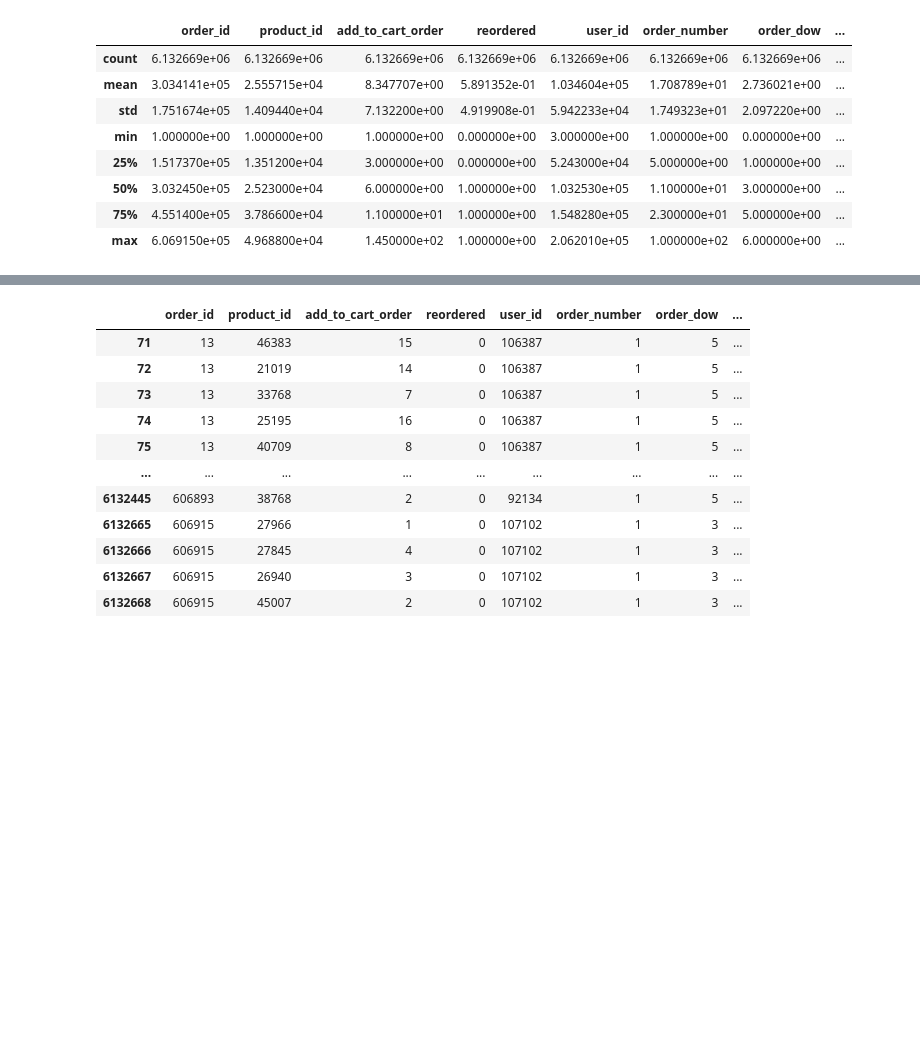
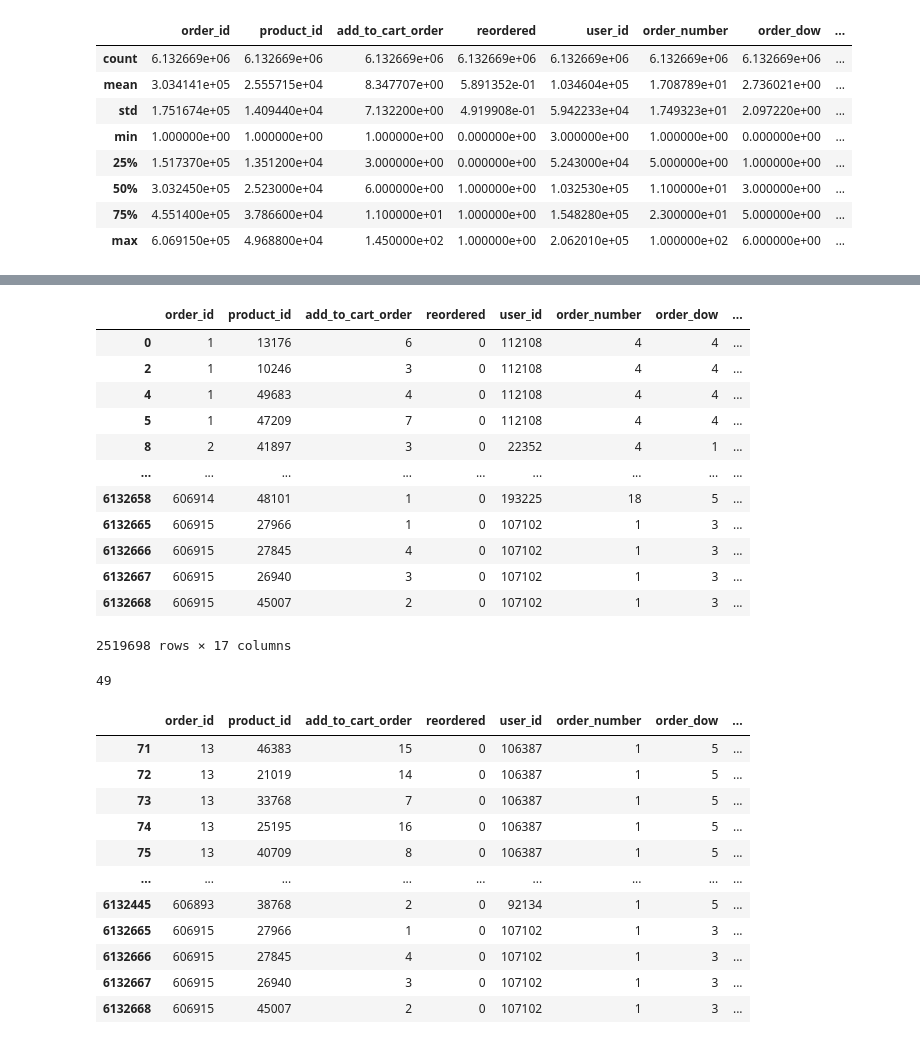
Before and after one commit to ElonRM/DA-BI-2, a Jupyter notebook: main.ipynb, the cells around one changed output, grey strips where cells are left out. Cells and saved outputs as stored; diff of their text form; code cells hidden in the pictures; blank space fills up the shorter version.

```diff
--- a/main.ipynb
+++ b/main.ipynb
@@ -23,3 +35,28 @@ df['days_since_prior_order'].isna().sum() # first order has no days_since_prior_
+# %%
+# check if there is a wrongly assigned reordered value of 0, wrong 1 is not verifiable
+# df.groupby(['user_id', 'product_id', 'reordered']).size().reset_index().rename(columns={0:'count'})
+# df.sort_values(by=['user_id', 'product_id', 'order_number'])[['user_id', 'product_id', 'order_number','reordered']]
+user_product_eon = df.groupby(['user_id', 'product_id'])['order_number'].min().reset_index().rename(columns={'order_number':'earliest_order_number'})
+df_extended = df.merge(user_product_eon, on=['user_id', 'product_id'], how='left')
+df_extended.loc[(df_extended['order_number'] == df_extended['earliest_order_number']) & (df_extended['reordered'] == 0)]
+# %% [output]
+|  | order_id | product_id | add_to_cart_order | reordered | user_id | order_number | order_dow | ... |
+| 0 | 1 | 13176 | 6 | 0 | 112108 | 4 | 4 | ... |
+| 2 | 1 | 10246 | 3 | 0 | 112108 | 4 | 4 | ... |
+| 4 | 1 | 49683 | 4 | 0 | 112108 | 4 | 4 | ... |
+| 5 | 1 | 47209 | 7 | 0 | 112108 | 4 | 4 | ... |
+| 8 | 2 | 41897 | 3 | 0 | 22352 | 4 | 1 | ... |
+| ... | ... | ... | ... | ... | ... | ... | ... | ... |
+| 6132658 | 606914 | 48101 | 1 | 0 | 193225 | 18 | 5 | ... |
+| 6132665 | 606915 | 27966 | 1 | 0 | 107102 | 1 | 3 | ... |
+| 6132666 | 606915 | 27845 | 4 | 0 | 107102 | 1 | 3 | ... |
+| 6132667 | 606915 | 26940 | 3 | 0 | 107102 | 1 | 3 | ... |
+| 6132668 | 606915 | 45007 | 2 | 0 | 107102 | 1 | 3 | ... |
+2519698 rows × 17 columns
+# %%
+df.groupby('order_id')['aisle_id'].nunique().max()
+# %% [output]
+49
 # %%
 # check for inconsistence days_since_prior_order
 df.groupby('order_id')['days_since_prior_order'].count().max() # 1
```
Also changed, not shown: parts of 3 cells of this notebook.
